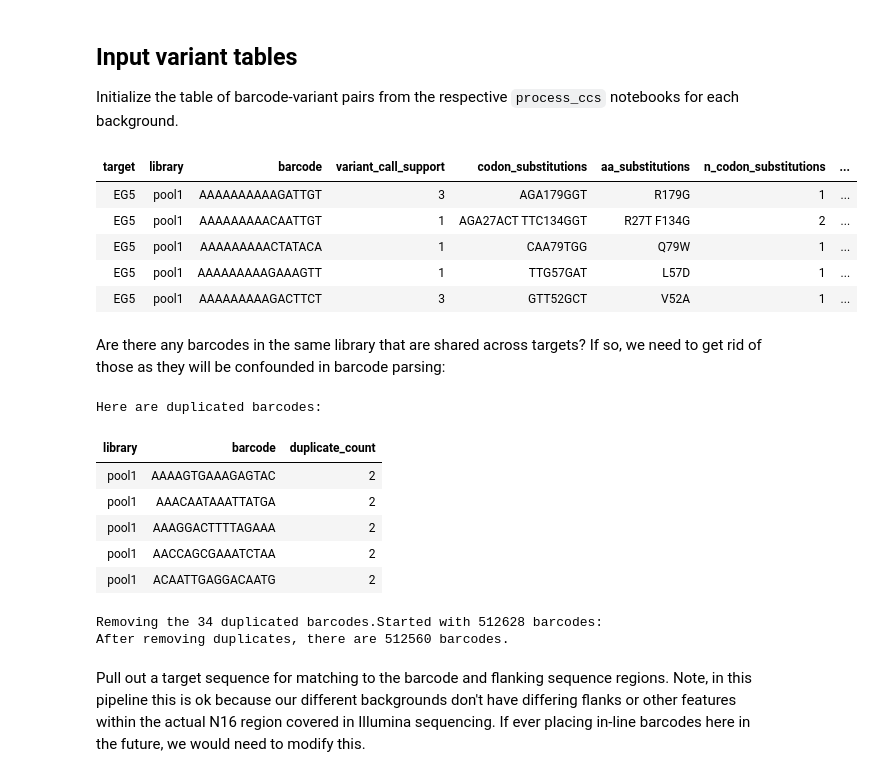
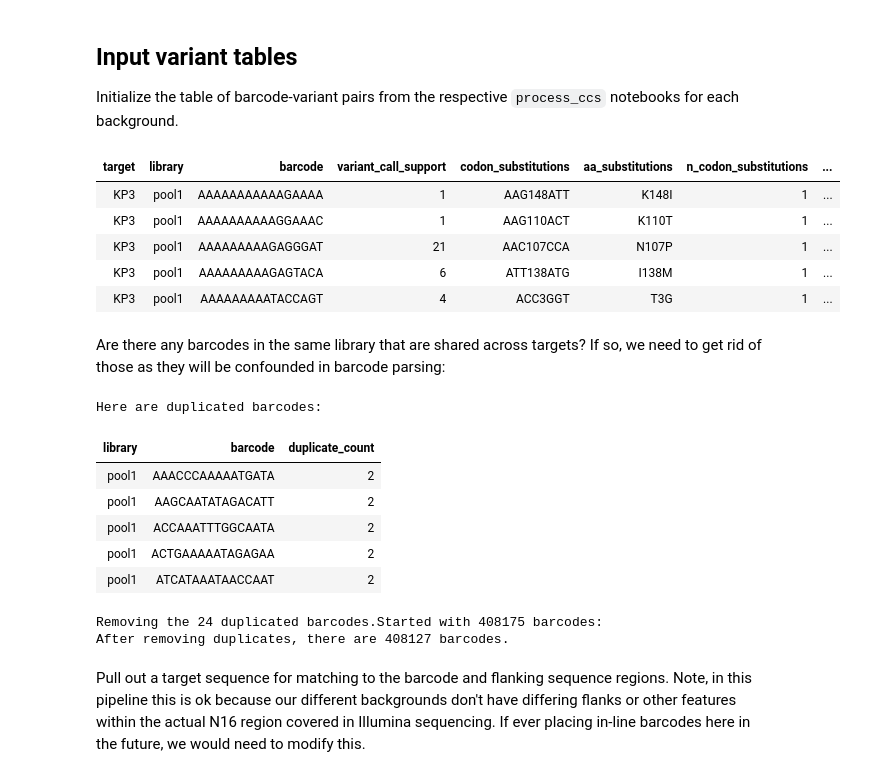
Before and after one commit to tstarrlab/SARS-CoV-2-RBD_DMS_Omicron-KP3-LP8, a Jupyter notebook: count_variants.ipynb, the cells around one changed output. Cells and saved outputs as stored; diff of their text form; code cells hidden in the pictures.

```diff
--- a/count_variants.ipynb
+++ b/count_variants.ipynb
@@ -61,20 +61,19 @@ os.makedirs(config['figs_dir'], exist_ok=True)
 ## Input variant tables
 Initialize the table of barcode-variant pairs from the respective `process_ccs` notebooks for each background.
 # %%
-variants = pd.read_csv(config['codon_variant_table_file_EG5'], na_filter=None)
-variants = variants.append(pd.read_csv(config['codon_variant_table_file_FLip'], na_filter=None))
-variants = variants.append(pd.read_csv(config['codon_variant_table_file_BA286'], na_filter=None))
+variants = pd.read_csv(config['codon_variant_table_file_KP3'], na_filter=None)
+variants = variants.append(pd.read_csv(config['codon_variant_table_file_LP8'], na_filter=None))
 
 variants = variants.reset_index(drop=True)
 
 display(HTML(variants.head().to_html(index=False)))
 # %% [output]
 | target | library | barcode | variant_call_support | codon_substitutions | aa_substitutions | n_codon_substitutions | ... |
-| EG5 | pool1 | AAAAAAAAAAGATTGT | 3 | AGA179GGT | R179G | 1 | ... |
-| EG5 | pool1 | AAAAAAAAACAATTGT | 1 | AGA27ACT TTC134GGT | R27T F134G | 2 | ... |
-| EG5 | pool1 | AAAAAAAAACTATACA | 1 | CAA79TGG | Q79W | 1 | ... |
-| EG5 | pool1 | AAAAAAAAAGAAAGTT | 1 | TTG57GAT | L57D | 1 | ... |
-| EG5 | pool1 | AAAAAAAAAGACTTCT | 3 | GTT52GCT | V52A | 1 | ... |
+| KP3 | pool1 | AAAAAAAAAAAGAAAA | 1 | AAG148ATT | K148I | 1 | ... |
+| KP3 | pool1 | AAAAAAAAAAGGAAAC | 1 | AAG110ACT | K110T | 1 | ... |
+| KP3 | pool1 | AAAAAAAAAGAGGGAT | 21 | AAC107CCA | N107P | 1 | ... |
+| KP3 | pool1 | AAAAAAAAAGAGTACA | 6 | ATT138ATG | I138M | 1 | ... |
+| KP3 | pool1 | AAAAAAAAATACCAGT | 4 | ACC3GGT | T3G | 1 | ... |
 # %% [markdown]
 Are there any barcodes in the same library that are shared across targets?
 If so, we need to get rid of those as they will be confounded in barcode parsing:
@@ -102,13 +101,13 @@ print(f"After removing duplicates, there are {len(variants)} barcodes.")
 # %% [output]
 Here are duplicated barcodes:
 | library | barcode | duplicate_count |
-| pool1 | AAAAGTGAAAGAGTAC | 2 |
-| pool1 | AAACAATAAATTATGA | 2 |
-| pool1 | AAAGGACTTTTAGAAA | 2 |
-| pool1 | AACCAGCGAAATCTAA | 2 |
-| pool1 | ACAATTGAGGACAATG | 2 |
+| pool1 | AAACCCAAAAATGATA | 2 |
+| pool1 | AAGCAATATAGACATT | 2 |
+| pool1 | ACCAAATTTGGCAATA | 2 |
+| pool1 | ACTGAAAAATAGAGAA | 2 |
+| pool1 | ATCATAAATAACCAAT | 2 |
-Removing the 34 duplicated barcodes.Started with 512628 barcodes:
-After removing duplicates, there are 512560 barcodes.
+Removing the 24 duplicated barcodes.Started with 408175 barcodes:
+After removing duplicates, there are 408127 barcodes.
 # %% [markdown]
 Pull out a target sequence for matching to the barcode and flanking sequence regions. Note, in this pipeline this is ok because our different backgrounds don't have differing flanks or other features within the actual N16 region covered in Illumina sequencing. If ever placing in-line barcodes here in the future, we would need to modify this.
 # %%
```
Also changed, not shown: parts of 6 cells of this notebook, 4 other files.
